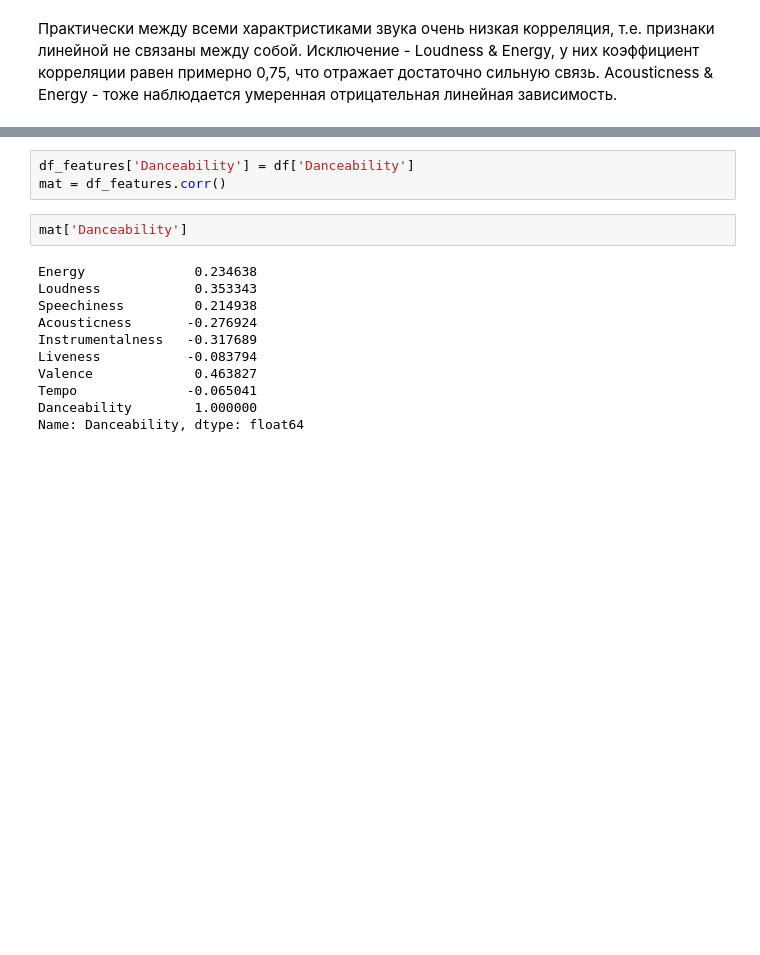
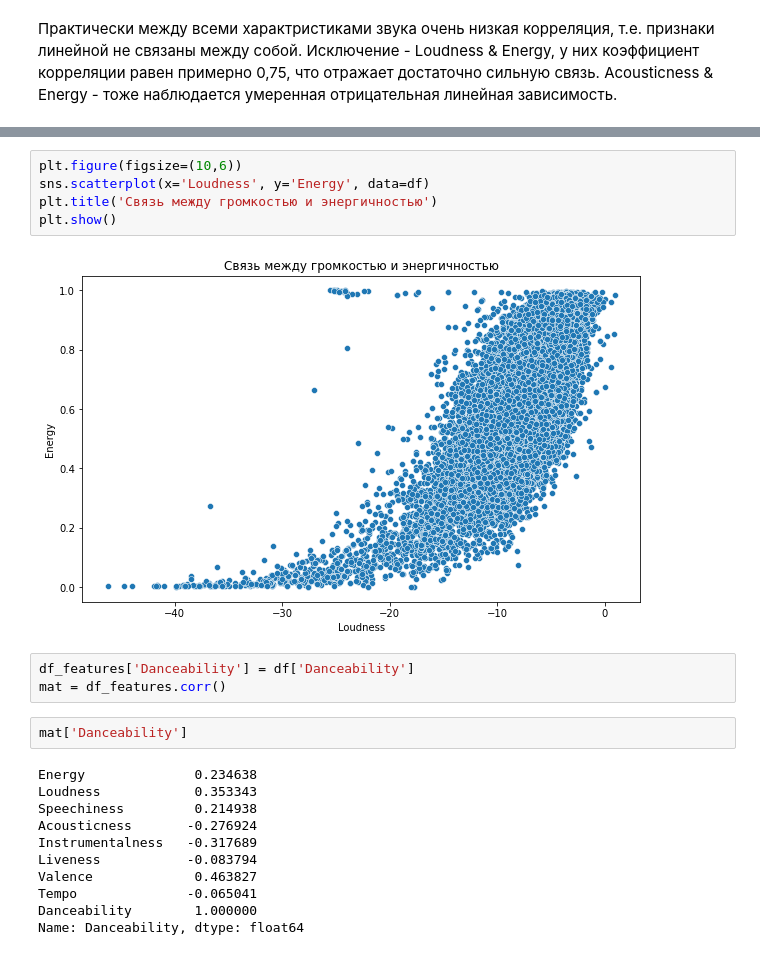
Before and after one commit to SafinaAliya/Project, a Jupyter notebook: Project.ipynb, the cells around one changed output, grey strips where cells are left out. Drawn from its saved outputs; the diff is of its cells as text; blank space fills up the shorter version.

```diff
--- a/Project.ipynb
+++ b/Project.ipynb
@@ -189,3 +208,10 @@ df['Danceability'].hist(log=True)
+# %%
+plt.figure(figsize=(10,6))
+sns.scatterplot(x='Loudness', y='Energy', data=df)
+plt.title('Связь между громкостью и энергичностью')
+plt.show()
+# %% [output]
+[figure, added]
 # %%
 df_features['Danceability'] = df['Danceability']
 mat = df_features.corr()
```
Also changed, not shown: parts of 16 cells of this notebook.
